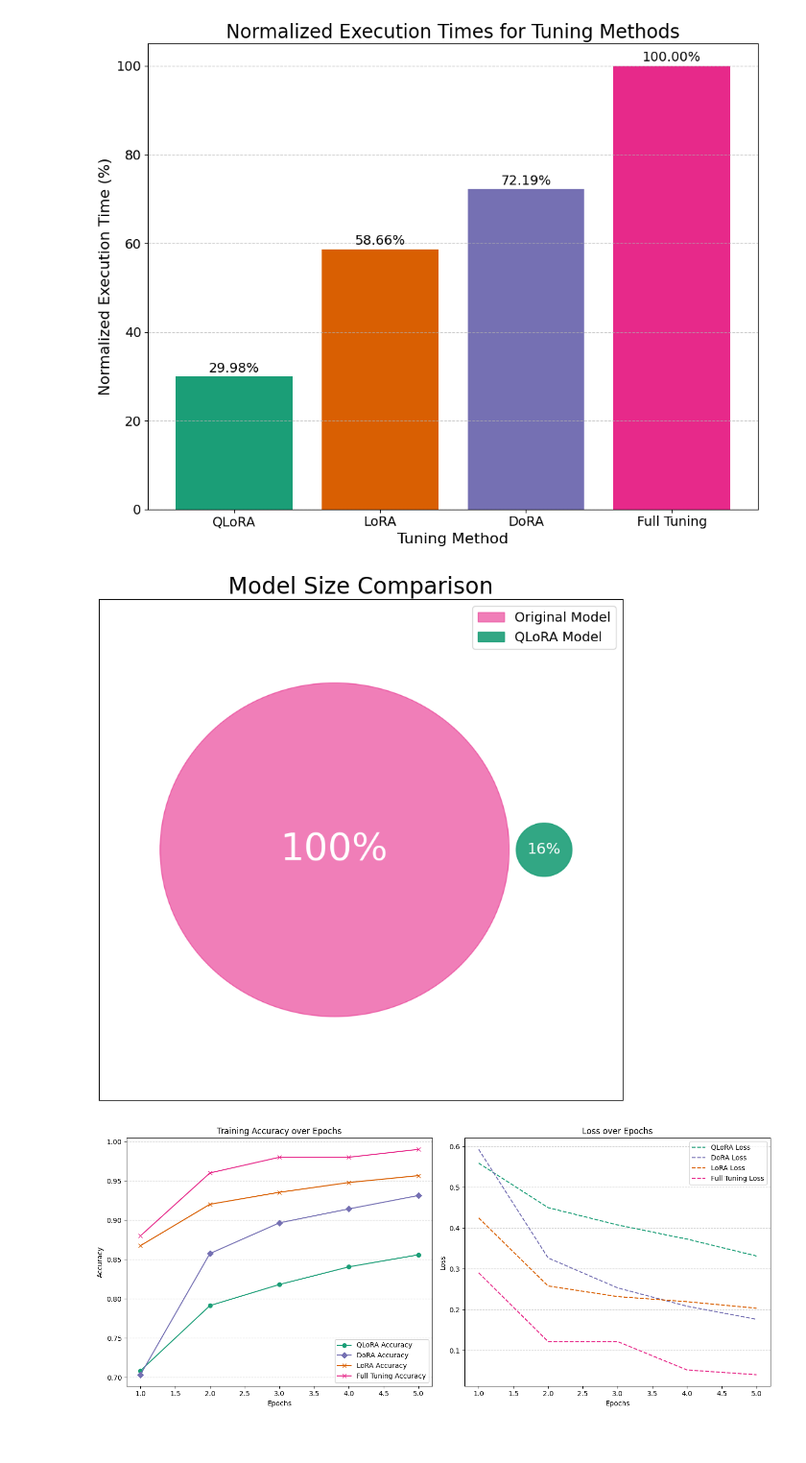
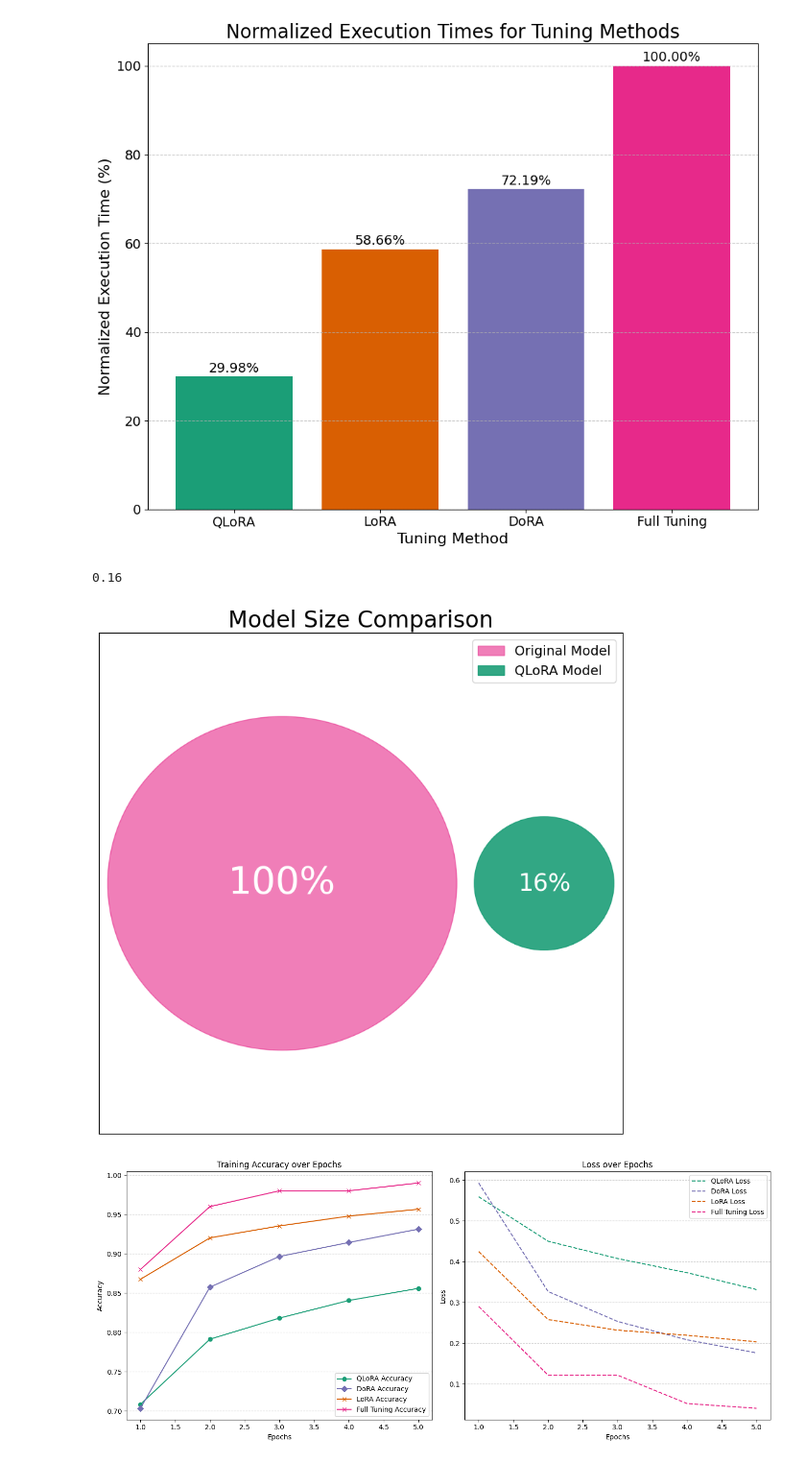
Before and after one commit to readytensor/rt_peft_publication, a Jupyter notebook: peft.ipynb, the cells around one changed output. Shown at 96% size. Saved outputs shown, nothing was run; the diff lists cells and outputs as text; code cells hidden in the pictures.

```diff
--- a/peft.ipynb
+++ b/peft.ipynb
@@ -669,37 +672,42 @@ full_tuning_color = colors[3]
+# %%
+import numpy as np
+area(2/15) / area(1/3)
+# %% [output]
+0.16
 # %%
 # Create a figure
 fig, ax = plt.subplots(figsize=(8, 8))
 
 # Plot two circles, the second one being 16% the size of the first
-circle1 = plt.Circle((0.45, 0.5), 1/3, color=full_tuning_color, alpha=0.6, label='Original Model')
-circle2 = plt.Circle((0.85, 0.5), 0.16/3, color=qlora_color, alpha=0.9, label='QLoRA Model')
+circle1 = plt.Circle((0.35, 0.5), 1/3, color=full_tuning_color, alpha=0.6, label='Original Model')
+circle2 = plt.Circle((0.85, 0.5), 2/15, color=qlora_color, alpha=0.9, label='QLoRA Model')
 
 # Add the circles to the plot
 ax.add_artist(circle1)
 ax.add_artist(circle2)
 
 # Add text in the center of each circle
-ax.text(0.45, 0.5, '100%', color='white', fontsize=40, ha='center', va='center')
-ax.text(0.85, 0.5, '16%', color='white', fontsize=16, ha='center', va='center')
+ax.text(0.35, 0.5, '100%', color='white', fontsize=40, ha='center', va='center')
+ax.text(0.85, 0.5, '16%', color='white', fontsize=25, ha='center', va='center')
 
 # Set axis limits to make the circles visible and mutually exclusive
 ax.set_xlim(0, 1)
 ax.set_ylim(0, 1)
 
 # Add a title and legend
 plt.title('Model Size Comparison', fontsize=24)
 plt.legend(handles=[circle1, circle2], fontsize=14)
 
 # Remove axis for a cleaner look
 ax.set_xticks([])
 ax.set_yticks([])
 
 # Display the plot
 plt.tight_layout()
 plt.savefig('./imgs/model_size_comparison.png')
 plt.show()
 # %% [output]
-[figure, old version]
+[figure, new version]
 # %%
 epochs = list(range(1, len(qlora_loss) + 1))
 
```
Also changed, not shown: parts of 2 cells of this notebook, 3 other files.
